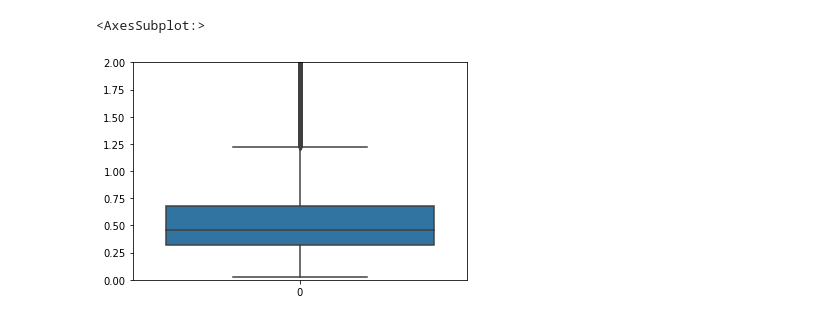
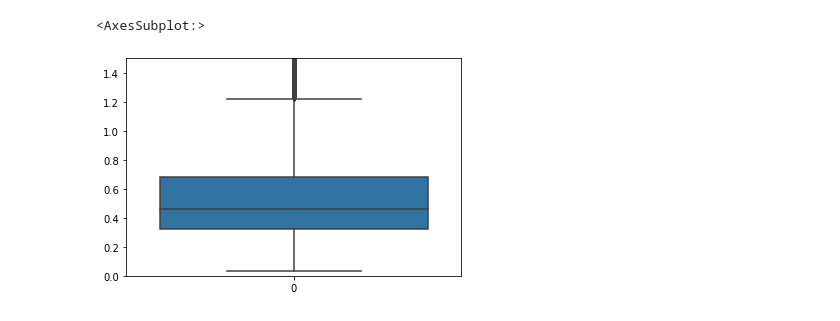
Before and after one commit to vedant218/soilfertility, a Jupyter notebook: MPR FINAL1.ipynb, the cells around one changed output. Cells and saved outputs as stored; diff of their text form; code cells hidden in the pictures.

Commit message:
adding graphs

```diff
--- a/MPR FINAL1.ipynb
+++ b/MPR FINAL1.ipynb
@@ -16,10 +16,10 @@ df.head()
 # %%
 import seaborn as sns
 import matplotlib.pyplot as plt
 
-plt.ylim(0,2)
-sns.boxplot(df['EC'])
+plt.ylim(0,1.5)
+sns.boxplot(df['EC'] )
 # %% [output]
 <AxesSubplot:>
-[figure, old version]
+[figure, new version]
 # %%
```
Also changed, not shown: parts of 41 cells of this notebook.
